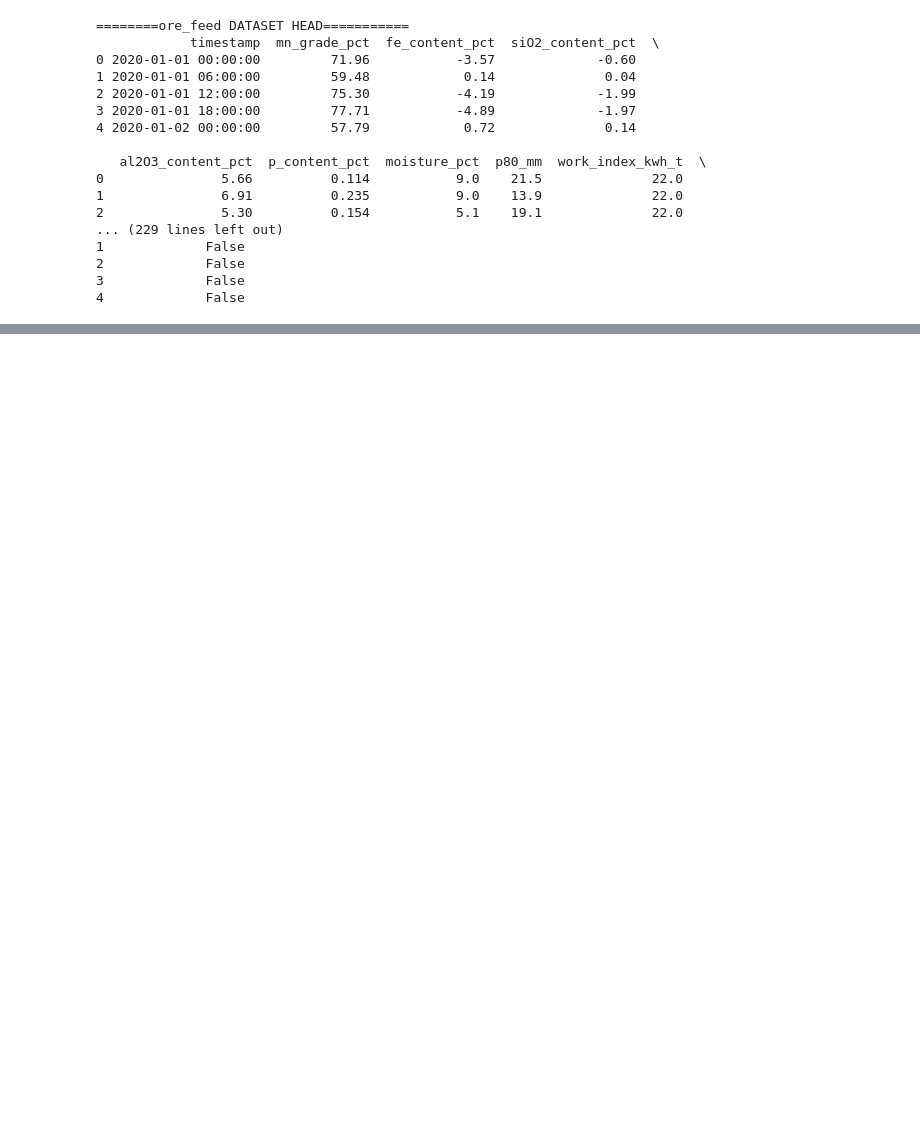
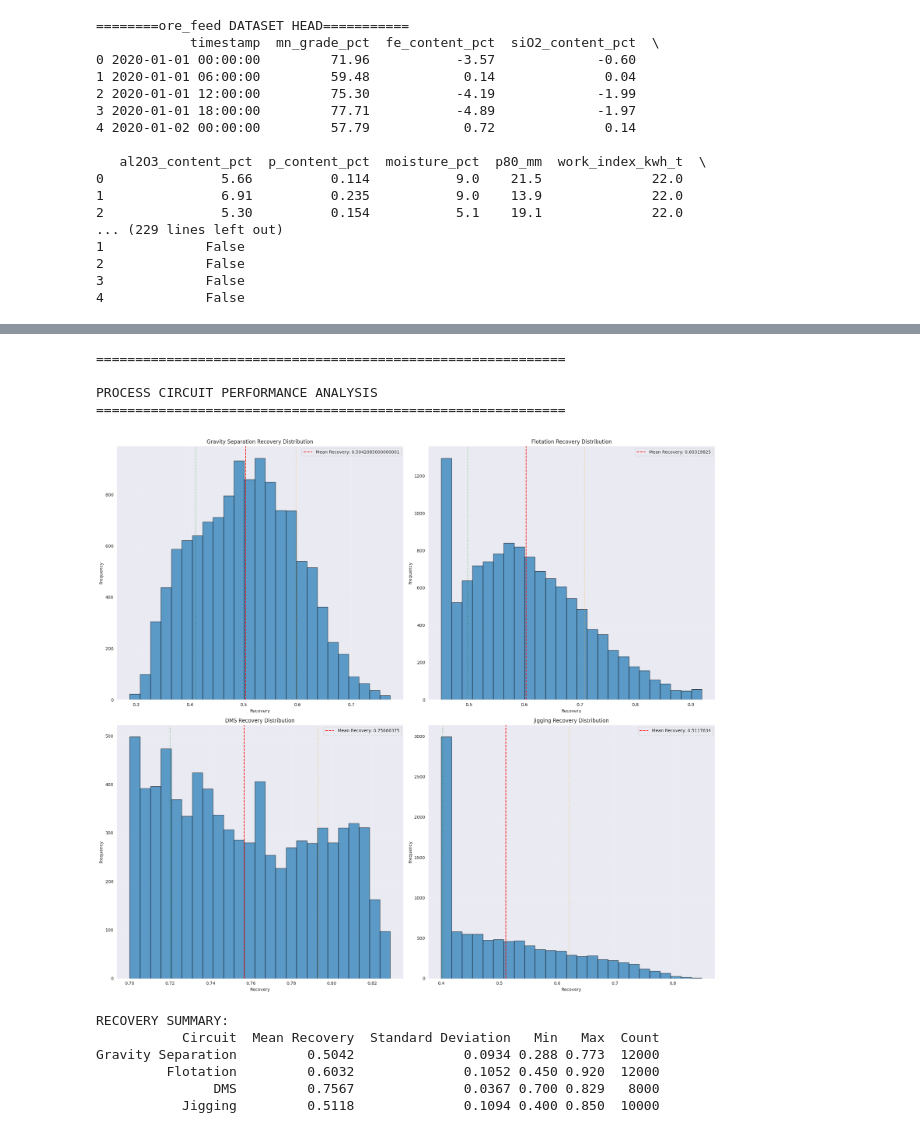
Before and after one commit to Darlene-13/Intelligent-Manganese-Processing-Plant-Optimization, a Jupyter notebook: notebooks/data_exploration.ipynb, the cells around one changed output, grey strips where cells are left out. Drawn from its saved outputs; the diff is of its cells as text; code cells hidden in the pictures; blank space fills up the shorter version.

```diff
--- a/notebooks/data_exploration.ipynb
+++ b/notebooks/data_exploration.ipynb
@@ -195,0 +324,65 @@ print("ORE CHARACTERISTICS DEEP DIVE")
+# %%
+#PROCESS CIRCUIT PERFORMANCE
+#N/B: DMS= Dense Media Separation
+print("\n" + "=" * 60)
+print(f"\nPROCESS CIRCUIT PERFORMANCE ANALYSIS")
+print("=" * 60)
+
+recovery_data = []
+circuits = {
+    'Gravity Separation': ('separation', 'overall_recovery'),
+    'Flotation': ('flotation', 'flotation_recovery'),
+    'DMS': ('dms','dms_recovery'),
+    'Jigging':('jigging','jig_recovery')
+}
+
+fig, axes = plt.subplots(2,2, figsize=(20,18))
+axes = axes.ravel()
+
+for i, (circuit_name,(dataset_key, recovery_col)) in enumerate(circuits.items()):
+    if dataset_key in datasets and recovery_col in datasets[dataset_key].columns:
+        df = datasets[dataset_key]
+        recovery =df[recovery_col]
+
+        #Distribution plot
+        axes[i].hist(recovery, bins= 25, alpha=0.7, edgecolor='black')
+        axes[i].set_xlabel('Recovery')
+        axes[i].set_ylabel('Frequency')
+        axes[i].set_title(f"{circuit_name} Recovery Distribution")
+        axes[i].grid(True, alpha=0.3)
+
+        # Statistics
+        mean_recovery = recovery.mean()
+        std_recovery = recovery.std()
+        axes[i].axvline(mean_recovery, color='red', linestyle='--', label=f'Mean Recovery: {mean_recovery}')
+        axes[i].axvline(mean_recovery + std_recovery, color='orange', linestyle=':', alpha=0.5)
+        axes[i].axvline(mean_recovery - std_recovery, color='green', linestyle=':', alpha=0.5)
+        axes[i].legend()
+        recovery_data.append({
+            'Circuit': circuit_name,
+            'Mean Recovery': mean_recovery,
+            'Standard Deviation': std_recovery,
+            'Min': recovery.min(),
+            'Max': recovery.max(),
+            'Count': len(recovery)
+        })
+plt.tight_layout()
+plt.show()
+
+#Summary table
+if recovery_data:
+    recovery_summary = pd.DataFrame(recovery_data)
+    print(f"\nRECOVERY SUMMARY:")
+    print(recovery_summary.round(4).to_string(index=False))
+# %% [output]
+============================================================
+
+PROCESS CIRCUIT PERFORMANCE ANALYSIS
+============================================================
+[figure, added]
+RECOVERY SUMMARY:
+           Circuit  Mean Recovery  Standard Deviation   Min   Max  Count
+Gravity Separation         0.5042              0.0934 0.288 0.773  12000
+         Flotation         0.6032              0.1052 0.450 0.920  12000
+               DMS         0.7567              0.0367 0.700 0.829   8000
+           Jigging         0.5118              0.1094 0.400 0.850  10000
```
Also changed, not shown: parts of 10 cells of this notebook.
